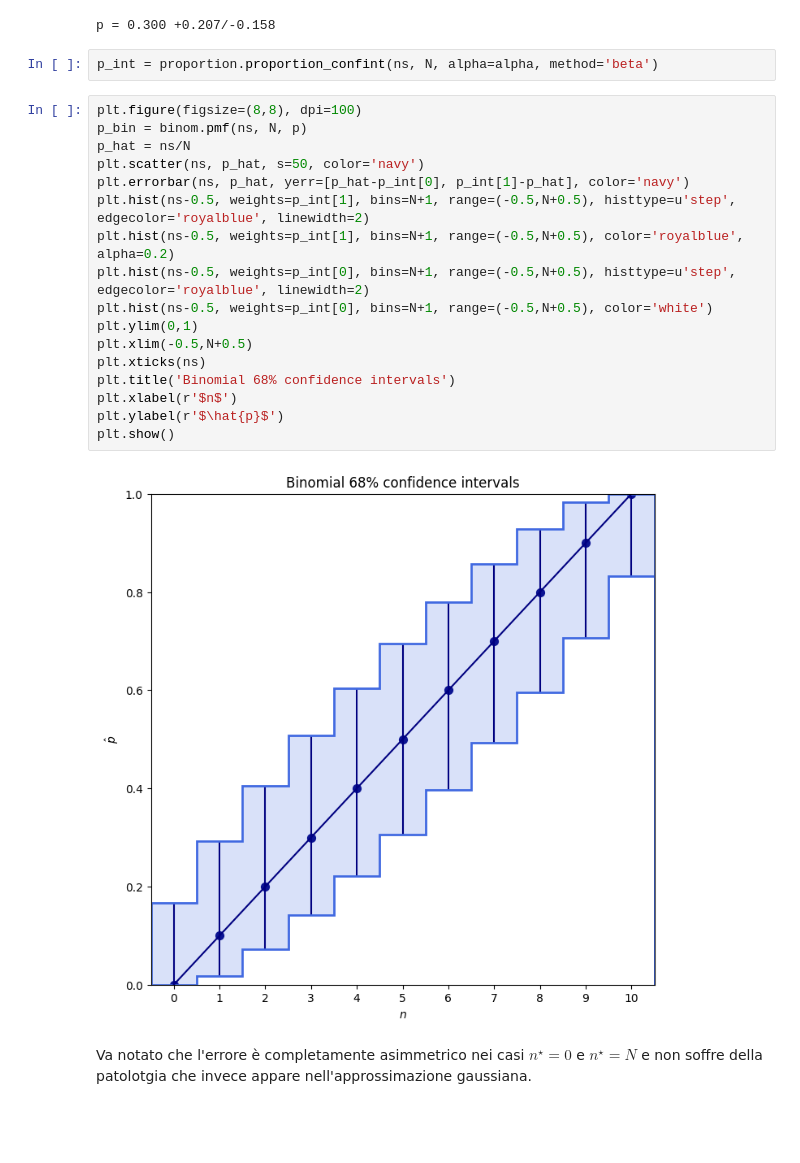
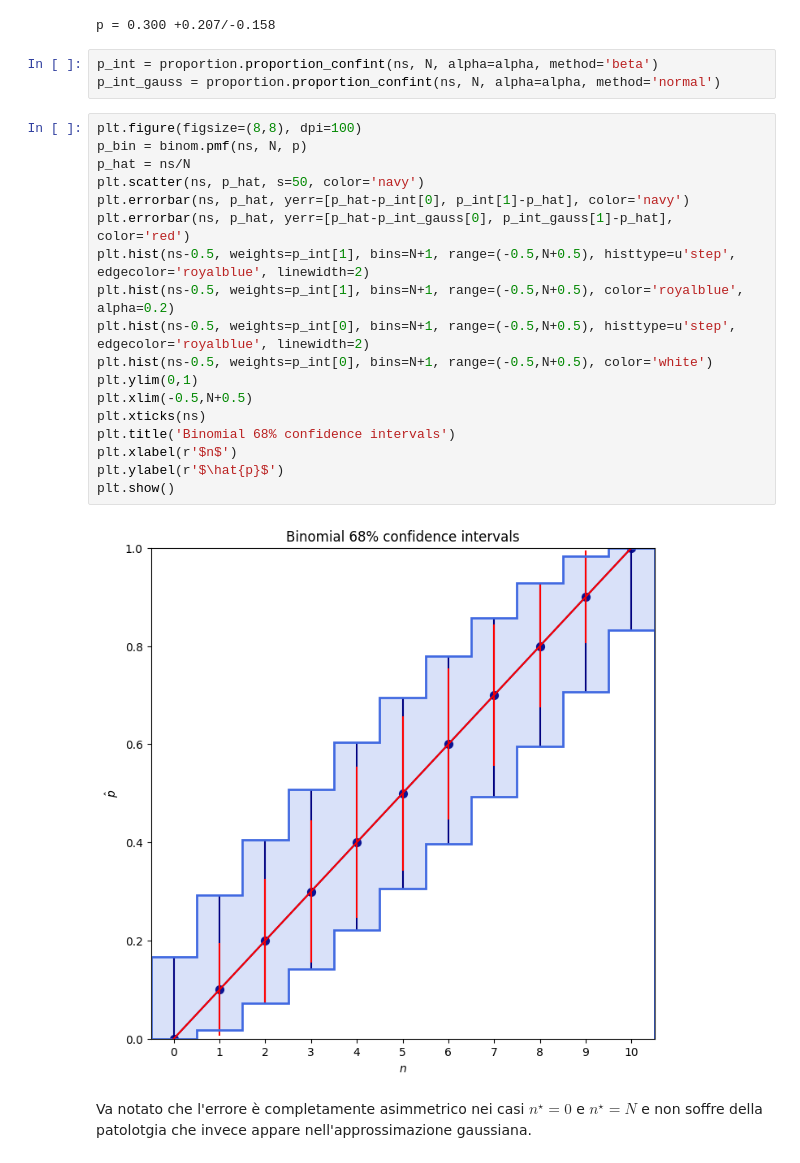
Before and after one commit to lucalista/analisi-dati-2021, a Jupyter notebook: 20.01.00__Clopper_Pearson.ipynb, the cells around one changed output. Cells and saved outputs as stored; diff of their text form; blank space fills up the shorter version.

```diff
--- a/20.01.00__Clopper_Pearson.ipynb
+++ b/20.01.00__Clopper_Pearson.ipynb
@@ -152,25 +156,27 @@ print("p = {:.3f} +{:.3f}/-{:.3f}".format(p_hat, p_hi-p_hat, p_hat-p_lo))
 p = 0.300 +0.207/-0.158
 # %%
 p_int = proportion.proportion_confint(ns, N, alpha=alpha, method='beta')
+p_int_gauss = proportion.proportion_confint(ns, N, alpha=alpha, method='normal')
 # %%
 plt.figure(figsize=(8,8), dpi=100)
 p_bin = binom.pmf(ns, N, p)
 p_hat = ns/N
 plt.scatter(ns, p_hat, s=50, color='navy')
 plt.errorbar(ns, p_hat, yerr=[p_hat-p_int[0], p_int[1]-p_hat], color='navy')
+plt.errorbar(ns, p_hat, yerr=[p_hat-p_int_gauss[0], p_int_gauss[1]-p_hat], color='red')
 plt.hist(ns-0.5, weights=p_int[1], bins=N+1, range=(-0.5,N+0.5), histtype=u'step', edgecolor='royalblue', linewidth=2)
 plt.hist(ns-0.5, weights=p_int[1], bins=N+1, range=(-0.5,N+0.5), color='royalblue', alpha=0.2)
 plt.hist(ns-0.5, weights=p_int[0], bins=N+1, range=(-0.5,N+0.5), histtype=u'step', edgecolor='royalblue', linewidth=2)
 plt.hist(ns-0.5, weights=p_int[0], bins=N+1, range=(-0.5,N+0.5), color='white')
 plt.ylim(0,1)
 plt.xlim(-0.5,N+0.5)
 plt.xticks(ns)
 plt.title('Binomial 68% confidence intervals')
 plt.xlabel(r'$n$')
 plt.ylabel(r'$\hat{p}$')
 plt.show()
 # %% [output]
-[figure, old version]
+[figure, new version]
 # %% [markdown]
 Va notato che l'errore è completamente asimmetrico nei casi $n^\star=0$ e $n^\star=N$ e non soffre della patolotgia che invece appare nell'approssimazione gaussiana.
 # %% [markdown]
```
Also changed, not shown: parts of 13 cells of this notebook.
